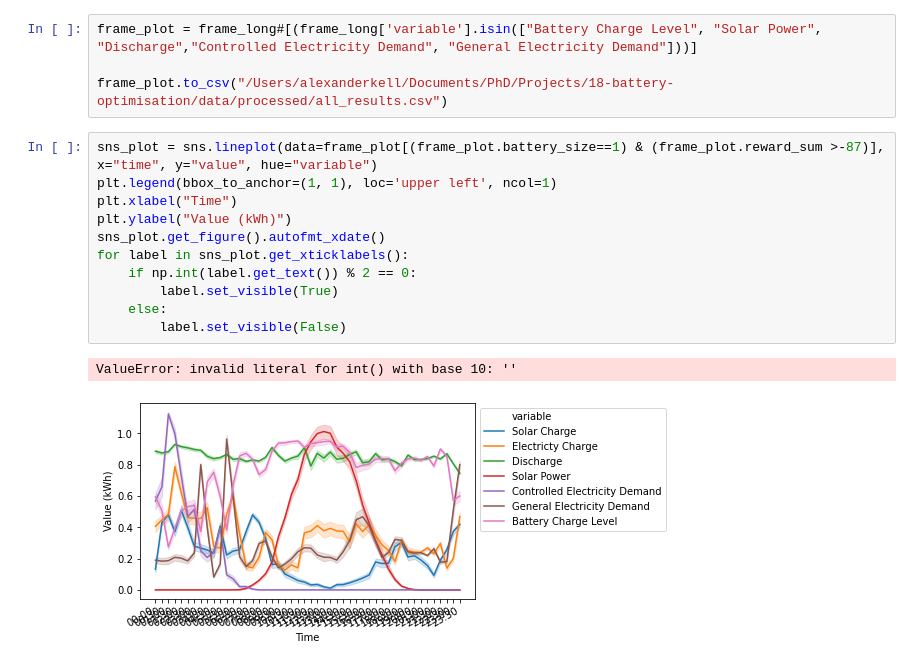
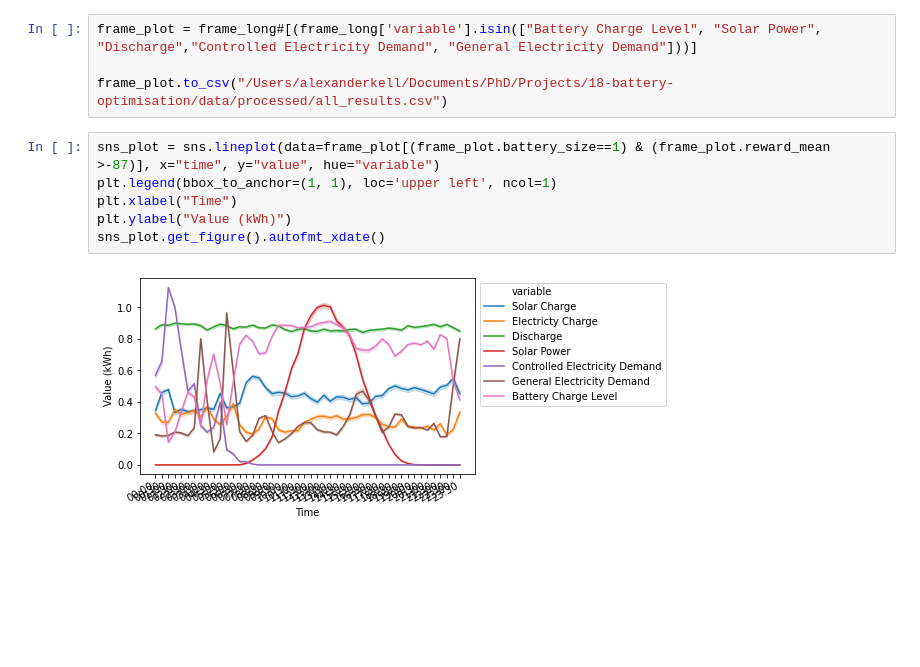
Before and after one commit to alexanderkell/battery-optimisation, a Jupyter notebook: notebooks/results/1.0-ajmk-results-exploration.ipynb, the cells around one changed output. Drawn from its saved outputs; the diff is of its cells as text; blank space fills up the shorter version.

```diff
--- a/notebooks/results/1.0-ajmk-results-exploration.ipynb
+++ b/notebooks/results/1.0-ajmk-results-exploration.ipynb
@@ -125,16 +127,10 @@ frame_plot = frame_long#[(frame_long['variable'].isin(["Battery Charge Level", "
 
 frame_plot.to_csv("/Users/alexanderkell/Documents/PhD/Projects/18-battery-optimisation/data/processed/all_results.csv")
 # %%
-sns_plot = sns.lineplot(data=frame_plot[(frame_plot.battery_size==1) & (frame_plot.reward_sum >-87)], x="time", y="value", hue="variable")
+sns_plot = sns.lineplot(data=frame_plot[(frame_plot.battery_size==1) & (frame_plot.reward_mean >-87)], x="time", y="value", hue="variable")
 plt.legend(bbox_to_anchor=(1, 1), loc='upper left', ncol=1)
 plt.xlabel("Time")
 plt.ylabel("Value (kWh)")
 sns_plot.get_figure().autofmt_xdate()
-for label in sns_plot.get_xticklabels():
-    if np.int(label.get_text()) % 2 == 0:
-        label.set_visible(True)
-    else:
-        label.set_visible(False)
 # %% [output]
-ValueError: invalid literal for int() with base 10: ''
-[figure, old version]
+[figure, new version]
```
Also changed, not shown: parts of 1 cell of this notebook, 4 other files.
